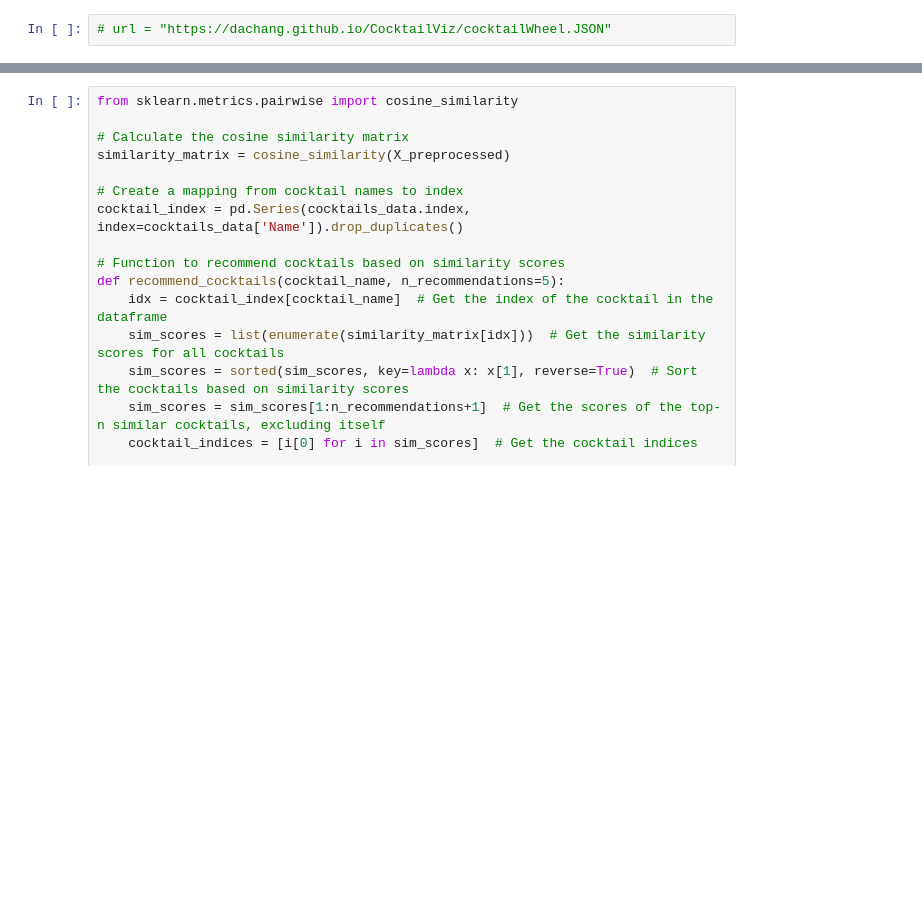
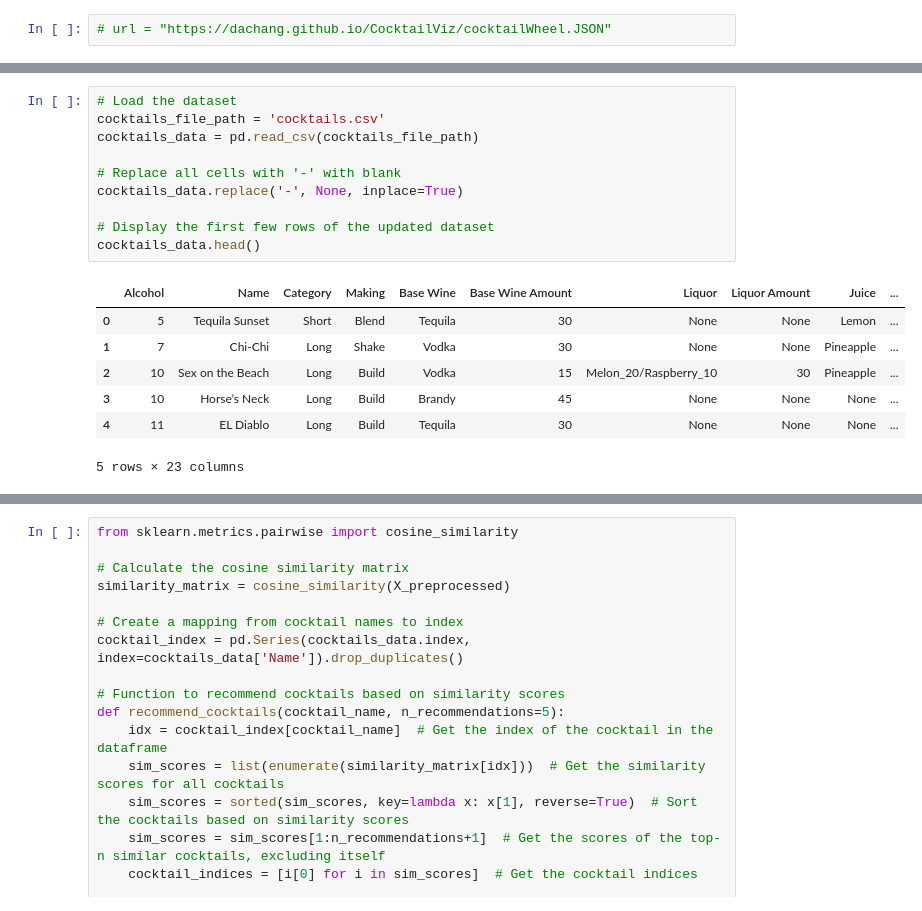
Before and after one commit to dpatel77/CocktailRecommenderSystem, a Jupyter notebook: cocktails.ipynb, the cells around one changed output, grey strips where cells are left out. Saved outputs shown, nothing was run; the diff lists cells and outputs as text; blank space fills up the shorter version.

```diff
--- a/cocktails.ipynb
+++ b/cocktails.ipynb
@@ -53,0 +52,18 @@ X_preprocessed.shape
+# %%
+# Load the dataset
+cocktails_file_path = 'cocktails.csv'
+cocktails_data = pd.read_csv(cocktails_file_path)
+
+# Replace all cells with '-' with blank
+cocktails_data.replace('-', None, inplace=True)
+
+# Display the first few rows of the updated dataset
+cocktails_data.head()
+# %% [output]
+|  | Alcohol | Name | Category | Making | Base Wine | Base Wine Amount | Liquor | Liquor Amount | Juice | ... |
+| 0 | 5 | Tequila Sunset | Short | Blend | Tequila | 30 | None | None | Lemon | ... |
+| 1 | 7 | Chi-Chi | Long | Shake | Vodka | 30 | None | None | Pineapple | ... |
+| 2 | 10 | Sex on the Beach | Long | Build | Vodka | 15 | Melon_20/Raspberry_10 | 30 | Pineapple | ... |
+| 3 | 10 | Horse’s Neck | Long | Build | Brandy | 45 | None | None | None | ... |
+| 4 | 11 | EL Diablo | Long | Build | Tequila | 30 | None | None | None | ... |
+5 rows × 23 columns
```
Also changed, not shown: parts of 14 cells of this notebook.
